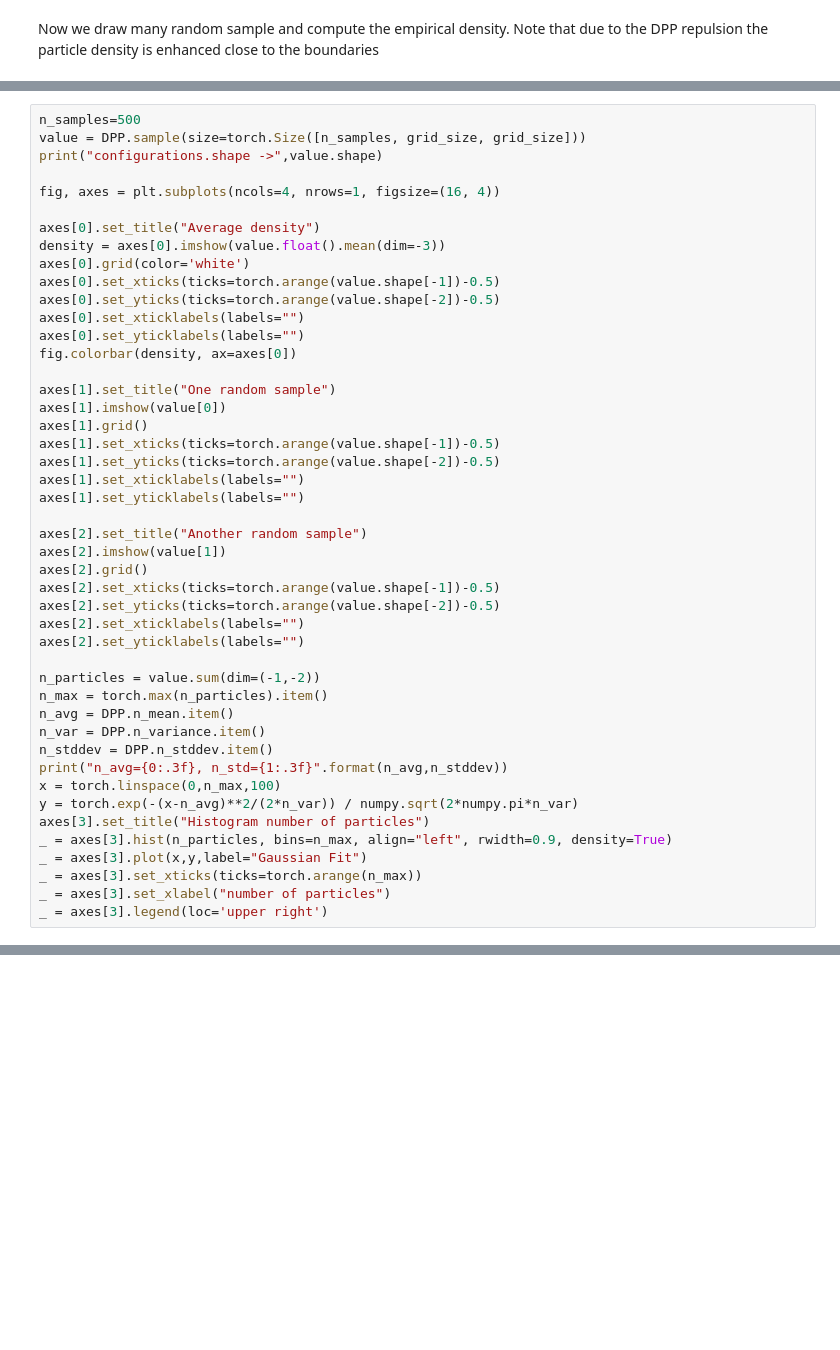
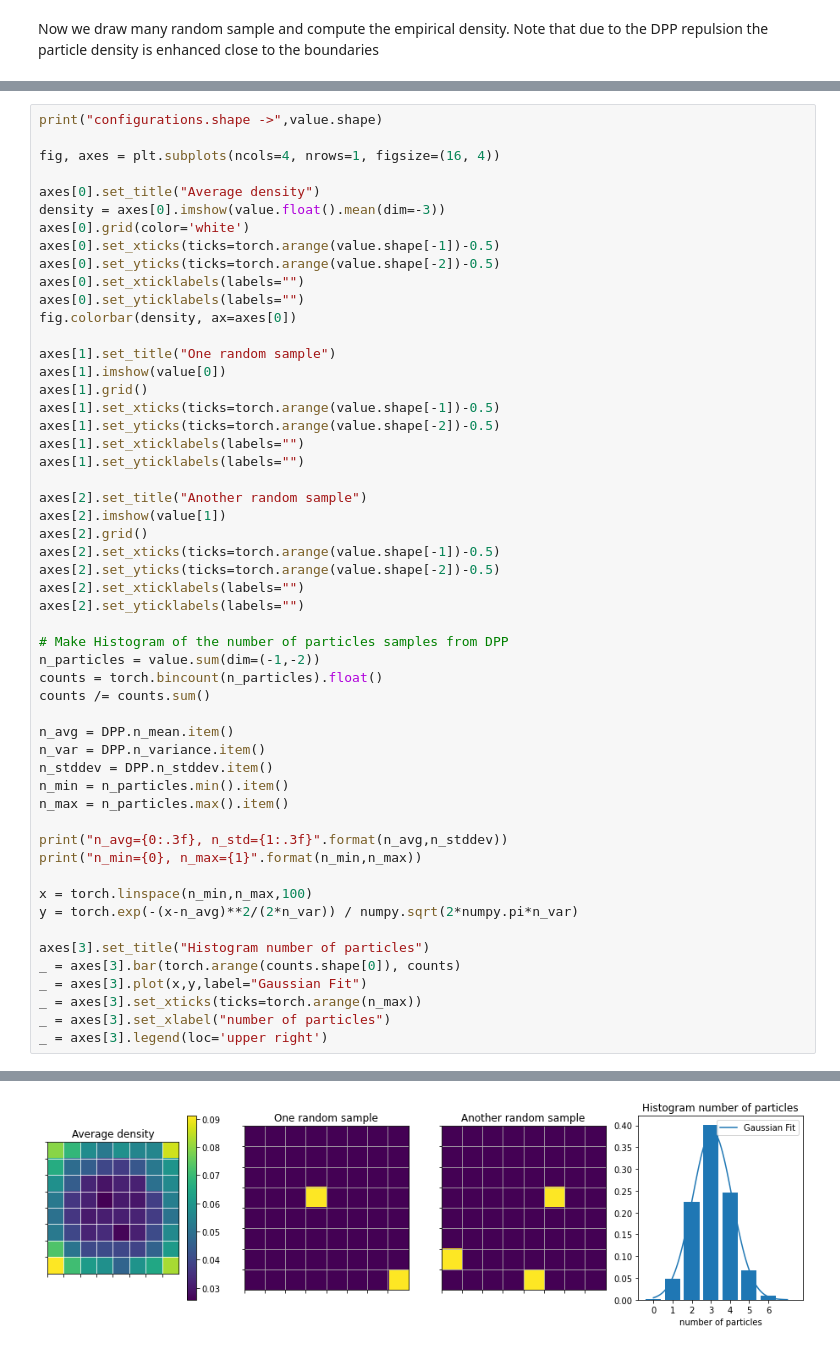
Before and after one commit to broadinstitute/genus, a Jupyter notebook: src/notebook2_DPP.ipynb, the cells around one changed output, grey strips where cells are left out. Saved outputs shown, nothing was run; the diff lists cells and outputs as text; blank space fills up the shorter version.

```diff
--- a/src/notebook2_DPP.ipynb
+++ b/src/notebook2_DPP.ipynb
@@ -74,6 +93,4 @@ show_batch(value[:20].unsqueeze(-3).float(), n_col=5, pad_value=0.5, n_padding=1
 # %%
-n_samples=500
-value = DPP.sample(size=torch.Size([n_samples, grid_size, grid_size]))
 print("configurations.shape ->",value.shape)
 
 fig, axes = plt.subplots(ncols=4, nrows=1, figsize=(16, 4))
@@ -103,17 +120,27 @@ axes[2].set_yticks(ticks=torch.arange(value.shape[-2])-0.5)
 axes[2].set_xticklabels(labels="")
 axes[2].set_yticklabels(labels="")
 
+# Make Histogram of the number of particles samples from DPP
 n_particles = value.sum(dim=(-1,-2))
-n_max = torch.max(n_particles).item()
+counts = torch.bincount(n_particles).float()
+counts /= counts.sum()
+
 n_avg = DPP.n_mean.item()
 n_var = DPP.n_variance.item()
 n_stddev = DPP.n_stddev.item()
+n_min = n_particles.min().item()
+n_max = n_particles.max().item()
+
 print("n_avg={0:.3f}, n_std={1:.3f}".format(n_avg,n_stddev))
-x = torch.linspace(0,n_max,100)
+print("n_min={0}, n_max={1}".format(n_min,n_max))
+
+x = torch.linspace(n_min,n_max,100)
 y = torch.exp(-(x-n_avg)**2/(2*n_var)) / numpy.sqrt(2*numpy.pi*n_var)
+
 axes[3].set_title("Histogram number of particles")
-_ = axes[3].hist(n_particles, bins=n_max, align="left", rwidth=0.9, density=True)
+_ = axes[3].bar(torch.arange(counts.shape[0]), counts)
 _ = axes[3].plot(x,y,label="Gaussian Fit")
 _ = axes[3].set_xticks(ticks=torch.arange(n_max))
 _ = axes[3].set_xlabel("number of particles")
 _ = axes[3].legend(loc='upper right')
+# %% [output]
@@ -119,0 +150 @@ _ = axes[3].legend(loc='upper right')
+[figure, added]
```
Also changed, not shown: parts of 9 cells of this notebook, 7 other files.
